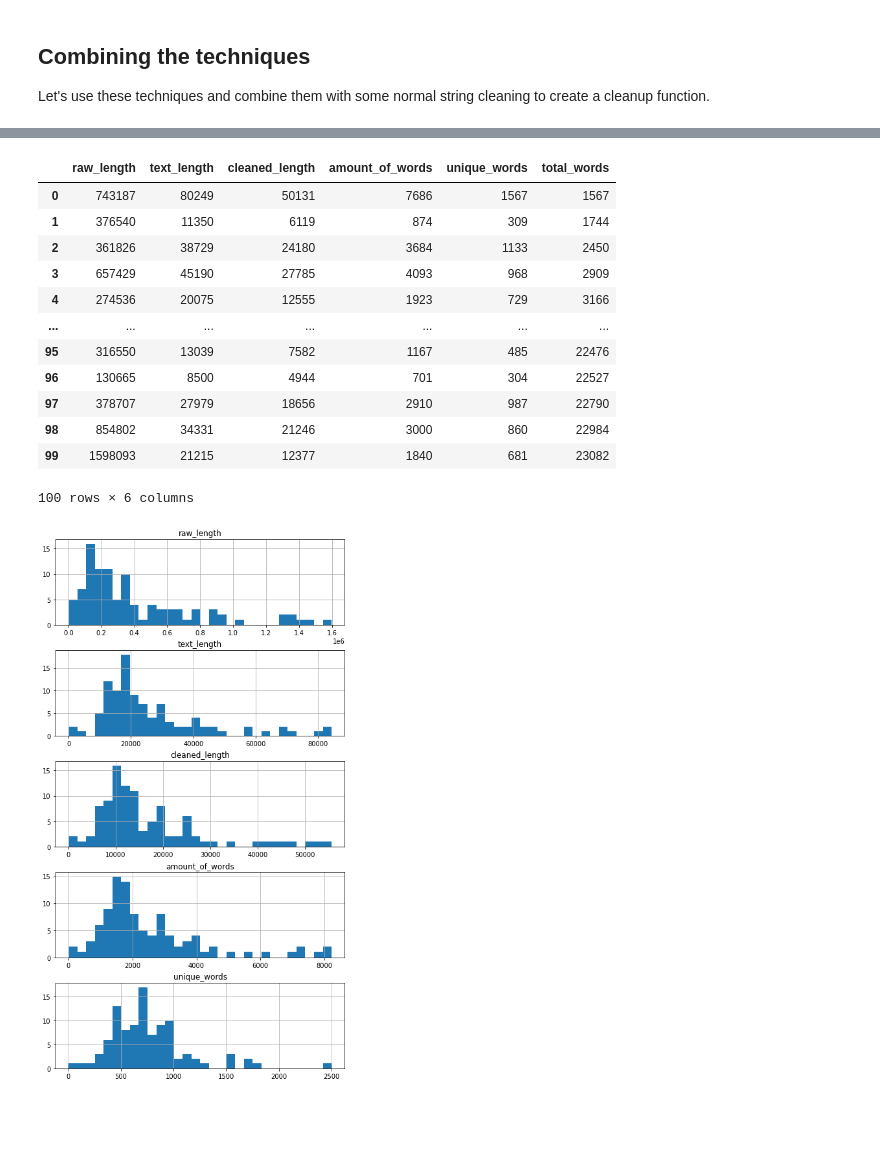
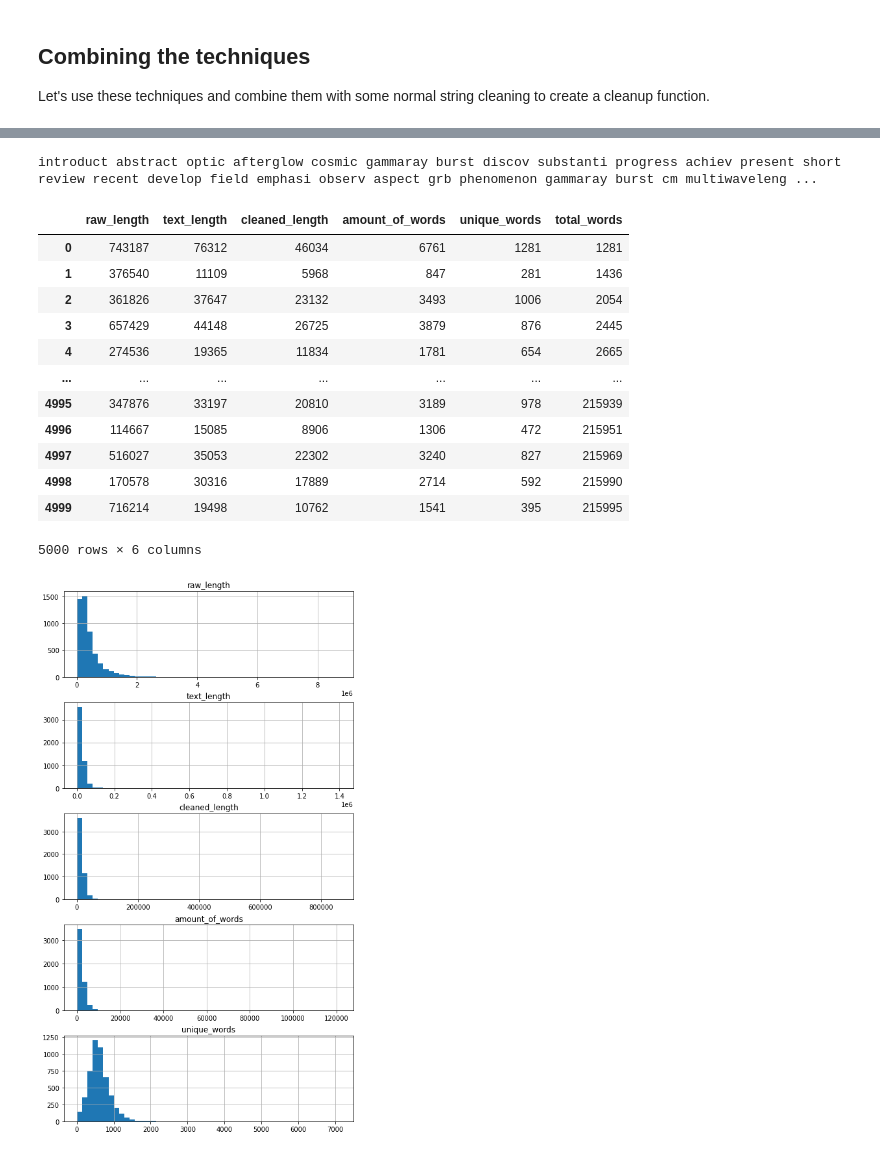
Before and after one commit to OshFrosch/Vocabulary-Predictor, a Jupyter notebook: src/notebooks/explore_dataset.ipynb, the cells around one changed output, grey strips where cells are left out. Saved outputs shown, nothing was run; the diff lists cells and outputs as text; code cells hidden in the pictures; blank space fills up the shorter version.

```diff
--- a/src/notebooks/explore_dataset.ipynb
+++ b/src/notebooks/explore_dataset.ipynb
@@ -194,18 +238,23 @@ stemmer = PorterStemmer() ### initialize the stemmer from NLTK
 def remove_stopwords_and_stem(text):
     tokens_without_stopwords = [token for token in nlp(text) if not token.text in stopwords]
     stemmed_tokens = [stemmer.stem(token.text) for token in tokens_without_stopwords if len(token.text) > 1]
-    return " ".join(stemmed_tokens)
+    text = " ".join(stemmed_tokens)
+    return(re.sub("\s{2,}", " ", text))
+
+print(remove_stopwords_and_stem(get_text(files[0])))
+# %% [output]
+introduct abstract optic afterglow cosmic gammaray burst discov substanti progress achiev present short review recent develop field emphasi observ aspect grb phenomenon gammaray burst cm multiwaveleng ...
 # %%
 from collections import Counter
 from copy import deepcopy
 import random
 import pandas as pd
 
-AMOUNT_OF_DOCUMENTS = 100
+AMOUNT_OF_DOCUMENTS = 5000
 SEED=42
 random.seed(SEED)
 chosen_files = random.sample(files,AMOUNT_OF_DOCUMENTS)
-
+nlp.max_length =2000000
 
 rows = []
 
@@ -240,24 +289,26 @@ df = pd.DataFrame(rows, columns=["raw_length", "text_length", "cleaned_length",
 df
 # %% [output]
 |  | raw_length | text_length | cleaned_length | amount_of_words | unique_words | total_words |
-| 0 | 743187 | 80249 | 50131 | 7686 | 1567 | 1567 |
-| 1 | 376540 | 11350 | 6119 | 874 | 309 | 1744 |
-| 2 | 361826 | 38729 | 24180 | 3684 | 1133 | 2450 |
-| 3 | 657429 | 45190 | 27785 | 4093 | 968 | 2909 |
-| 4 | 274536 | 20075 | 12555 | 1923 | 729 | 3166 |
+| 0 | 743187 | 76312 | 46034 | 6761 | 1281 | 1281 |
+| 1 | 376540 | 11109 | 5968 | 847 | 281 | 1436 |
+| 2 | 361826 | 37647 | 23132 | 3493 | 1006 | 2054 |
+| 3 | 657429 | 44148 | 26725 | 3879 | 876 | 2445 |
+| 4 | 274536 | 19365 | 11834 | 1781 | 654 | 2665 |
 | ... | ... | ... | ... | ... | ... | ... |
-| 95 | 316550 | 13039 | 7582 | 1167 | 485 | 22476 |
-| 96 | 130665 | 8500 | 4944 | 701 | 304 | 22527 |
-| 97 | 378707 | 27979 | 18656 | 2910 | 987 | 22790 |
-| 98 | 854802 | 34331 | 21246 | 3000 | 860 | 22984 |
-| 99 | 1598093 | 21215 | 12377 | 1840 | 681 | 23082 |
+| 4995 | 347876 | 33197 | 20810 | 3189 | 978 | 215939 |
+| 4996 | 114667 | 15085 | 8906 | 1306 | 472 | 215951 |
+| 4997 | 516027 | 35053 | 22302 | 3240 | 827 | 215969 |
+| 4998 | 170578 | 30316 | 17889 | 2714 | 592 | 215990 |
+| 4999 | 716214 | 19498 | 10762 | 1541 | 395 | 215995 |
-100 rows × 6 columns
+5000 rows × 6 columns
+# %%
+df= pd.read_pickle("results_5000")
 # %%
 
 
-ax = df.loc[:, df.columns != 'total_words'].hist(layout=(5,1),bins=30, figsize=(8,15))
+ax = df.loc[:, df.columns != 'total_words'].hist(layout=(5,1),bins=50, figsize=(8,15))
 # %% [output]
-[figure, old version]
+[figure, new version]
 # %%
 ax = df.loc[:, df.columns == 'total_words'].plot.line(layout=(1,1), figsize=(10,6))
 # %% [output]
```
Also changed, not shown: parts of 9 cells of this notebook, 1 other file.
